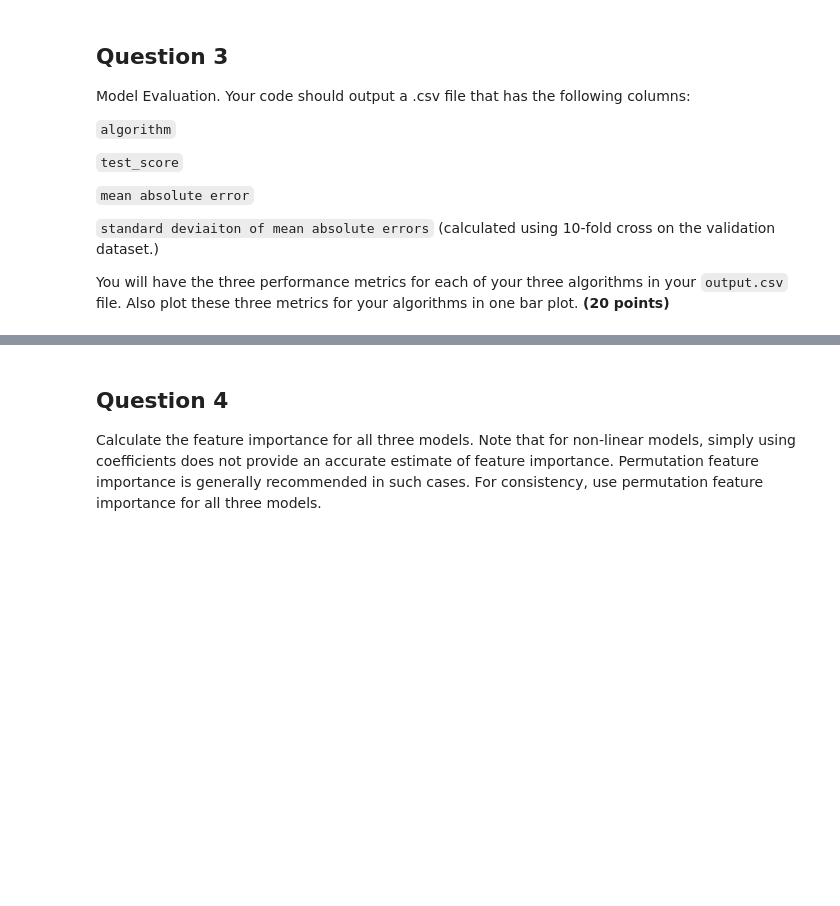
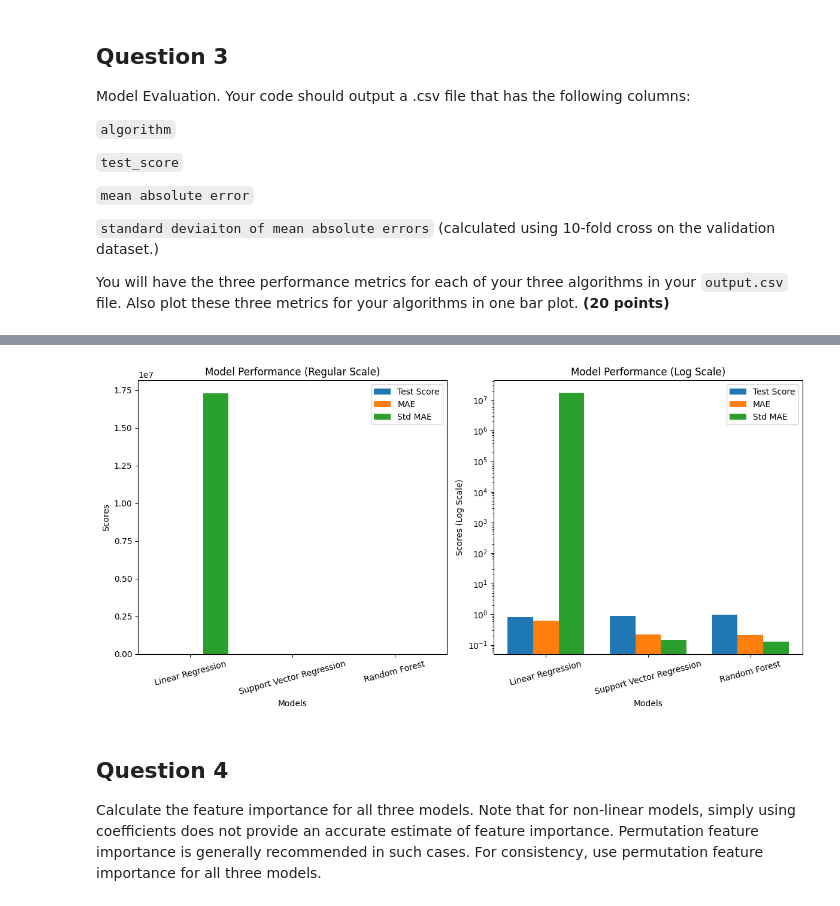
Before and after one commit to serebryany/545_GibbsPredictionModels, a Jupyter notebook: cheme_545_midterm_exam_upload_canvas.ipynb, the cells around one changed output, grey strips where cells are left out. Saved outputs shown, nothing was run; the diff lists cells and outputs as text; code cells hidden in the pictures; blank space fills up the shorter version.

```diff
--- a/cheme_545_midterm_exam_upload_canvas.ipynb
+++ b/cheme_545_midterm_exam_upload_canvas.ipynb
@@ -170,3 +169,45 @@ Standard deviation of MAE: 0.1298360058578479
+# %%
+# Bar plot settings
+x = np.arange(len(models))  # Label locations
+width = 0.25  # Bar width
+
+# Small offset to avoid log(0) issues
+eps = 1e-5
+test_scores = np.clip(test_scores, eps, None)
+maes = np.clip(maes, eps, None)
+std_maes = np.clip(std_maes, eps, None)
+
+# Create subplots: regular scale and log scale
+fig, axes = plt.subplots(1, 2, figsize=(12, 6))
+
+# Regular scale plot
+axes[0].bar(x - width, test_scores, width, label='Test Score')
+axes[0].bar(x, maes, width, label='MAE')
+axes[0].bar(x + width, std_maes, width, label='Std MAE')
+axes[0].set_xlabel('Models')
+axes[0].set_ylabel('Scores')
+axes[0].set_title('Model Performance (Regular Scale)')
+axes[0].set_xticks(x)
+axes[0].set_xticklabels(models, rotation=15)
+axes[0].legend()
+
+# Log scale plot
+axes[1].bar(x - width, test_scores, width, label='Test Score')
+axes[1].bar(x, maes, width, label='MAE')
+axes[1].bar(x + width, std_maes, width, label='Std MAE')
+axes[1].set_xlabel('Models')
+axes[1].set_ylabel('Scores (Log Scale)')
+axes[1].set_title('Model Performance (Log Scale)')
+axes[1].set_xticks(x)
+axes[1].set_xticklabels(models, rotation=15)
+axes[1].legend()
+axes[1].set_yscale('log')  # Set log scale
+
+# Adjust layout and show
+plt.tight_layout()
+plt.show()
+# %% [output]
+[figure, added]
 # %% [markdown]
 ## **Question 4**
 Calculate the feature importance for all three models. Note that for non-linear models, simply using coefficients does not provide an accurate estimate of feature importance.  Permutation feature importance is generally recommended in such cases. For consistency, use permutation feature importance for all three models.
```
Also changed, not shown: parts of 5 cells of this notebook, 1 other file.
